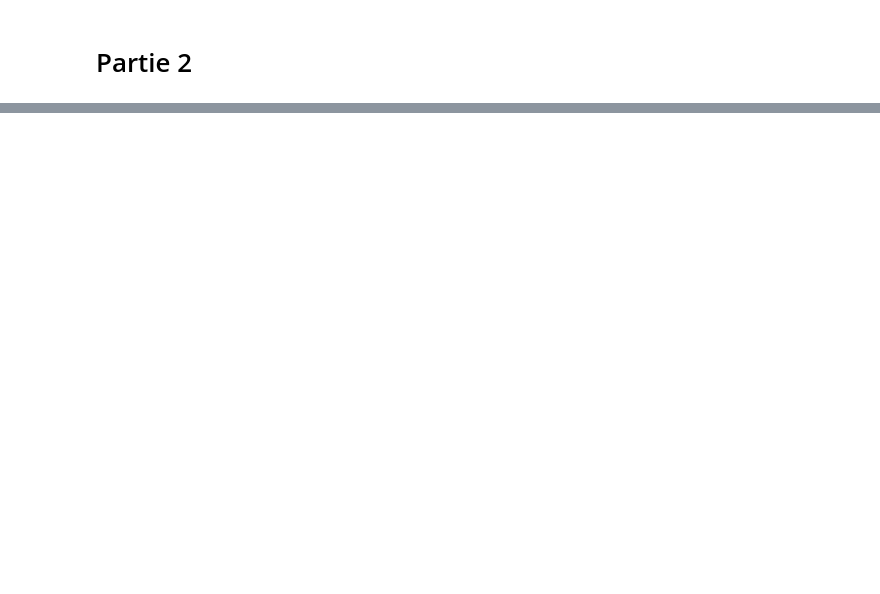
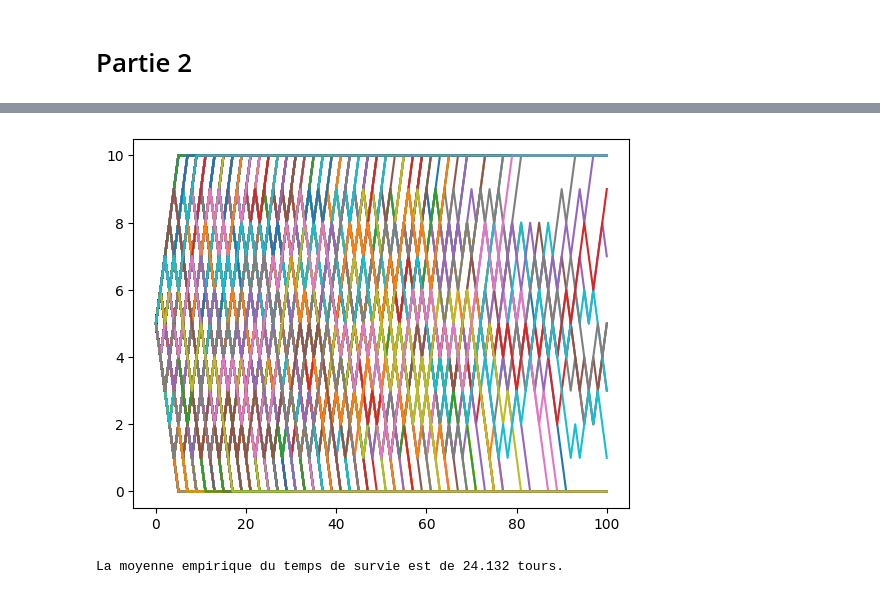
Before and after one commit to TAN-Victor/markov_chain_game_C_project, a Jupyter notebook: TP 2/group8-2.ipynb, the cells around one changed output, grey strips where cells are left out. Saved outputs shown, nothing was run; the diff lists cells and outputs as text; code cells hidden in the pictures; blank space fills up the shorter version.

```diff
--- a/TP 2/group8-2.ipynb
+++ b/TP 2/group8-2.ipynb
@@ -377,0 +422,9 @@ print(F)
+# %%
+### b)
+
+moyenne_tau = np.mean(tau_Q1(simulation_jeu()))
+print("La moyenne empirique du temps de survie est de {} tours.".format(moyenne_tau))
+# C'est un nouvel échantillon mais M est assez grand pour qu'on suppose universel
+# %% [output]
+[figure, added]
+La moyenne empirique du temps de survie est de 24.132 tours.
```
Also changed, not shown: parts of 19 cells of this notebook.
